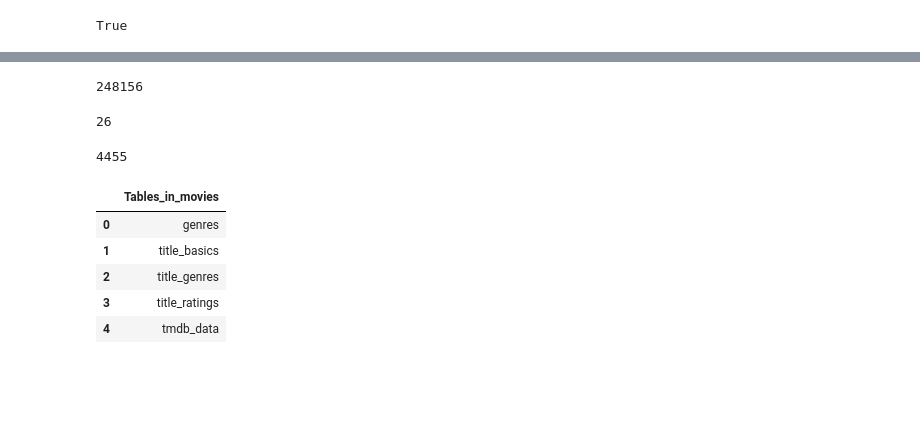
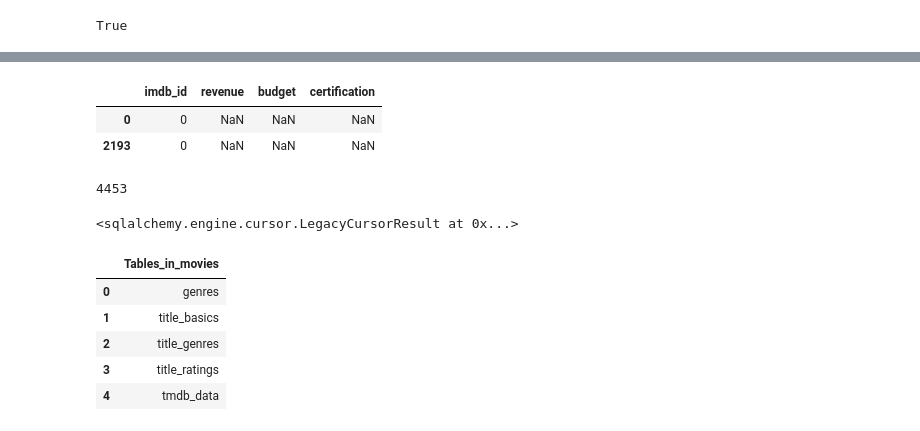
Before and after one commit to mkwak92/Project-3-IMDB, a Jupyter notebook: Project 3 Part 3.ipynb, the cells around one changed output, grey strips where cells are left out. Saved outputs shown, nothing was run; the diff lists cells and outputs as text; code cells hidden in the pictures; blank space fills up the shorter version.

```diff
--- a/Project 3 Part 3.ipynb
+++ b/Project 3 Part 3.ipynb
@@ -208,0 +305,6 @@ title_ratings.to_sql('title_ratings', engine, if_exists = 'replace')
+# %%
+tmdb_data.loc[tmdb_data['imdb_id'] == '0']
+# %% [output]
+|  | imdb_id | revenue | budget | certification |
+| 0 | 0 | NaN | NaN | NaN |
+| 2193 | 0 | NaN | NaN | NaN |
@@ -209,15 +313,22 @@ title_ratings.to_sql('title_ratings', engine, if_exists = 'replace')
 # %%
-title_genres.to_sql('title_genres', engine, if_exists = 'replace')
+## Calculate max string lengths for object columns
+key_len = tmdb_data['imdb_id'].fillna('').map(len).max()
+cert_len = tmdb_data['certification'].fillna('').map(len).max()
+## Create a schema dictonary using Sqlalchemy datatype objects
+df_schema_tmdb = {
+    "imdb_id": String(key_len+1),
+    'revenue':Float(),
+    'budget':Float(),
+    "certification": Text(title_len+1)}
-# %% [output]
-248156
 # %%
-genre_lookup.to_sql('genres', engine, if_exists = 'replace')
+# Save to sql with dtype and index=False
+tmdb_data.to_sql('tmdb_data', engine, dtype=df_schema_tmdb, if_exists='replace', index=False)
 # %% [output]
-26
+4453
 # %%
-tmdb_data.to_sql('tmdb_data', engine, if_exists = 'replace')
+engine.execute('ALTER TABLE tmdb_data ADD PRIMARY KEY (`imdb_id`);')
 # %% [output]
-4455
+<sqlalchemy.engine.cursor.LegacyCursorResult at 0x...>
 # %%
 q = """SHOW TABLES;"""
 pd.read_sql(q, engine)
```
Also changed, not shown: parts of 21 cells of this notebook.
